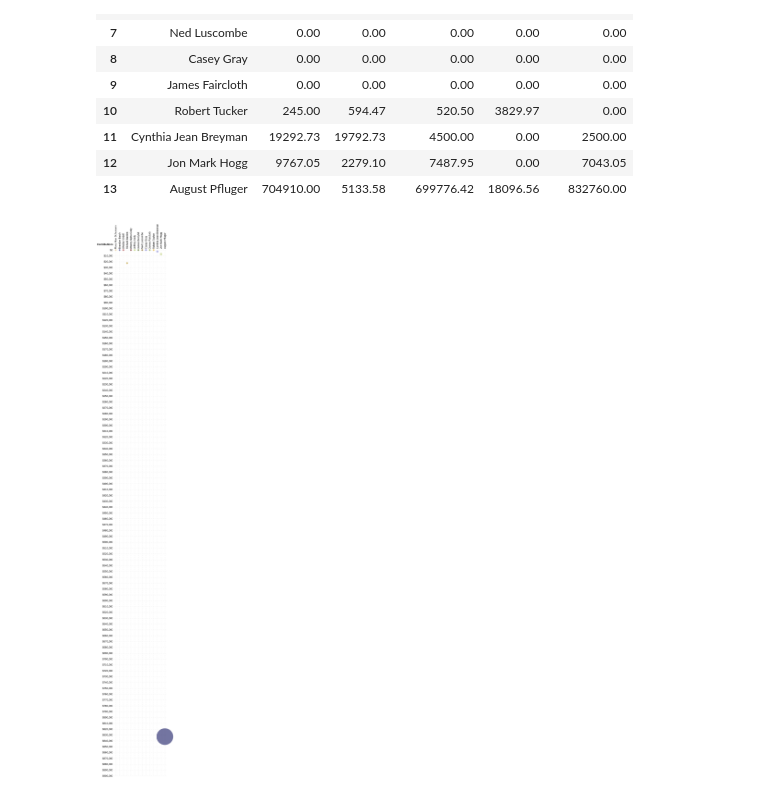
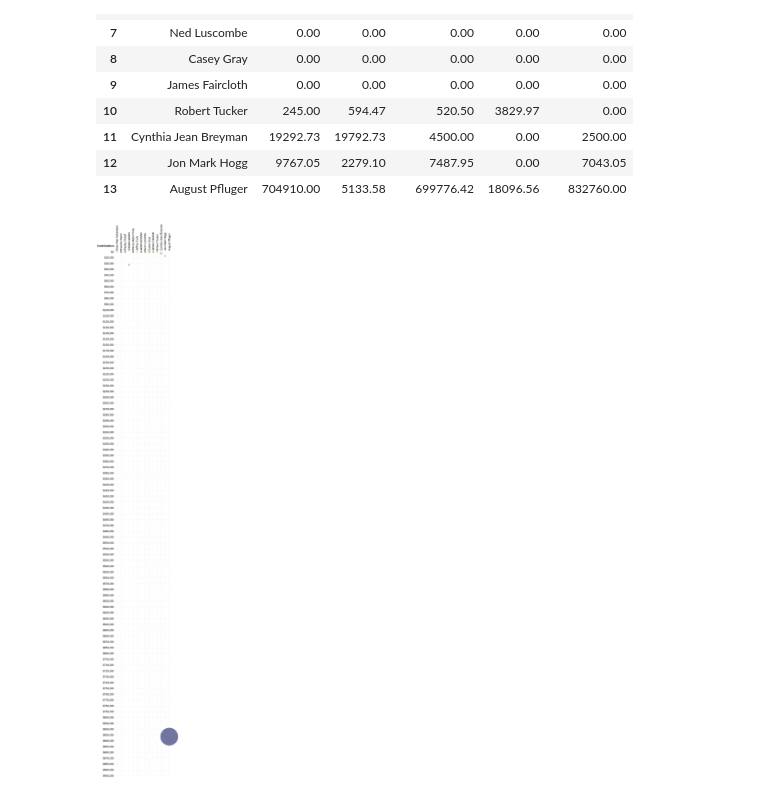
Before and after one commit to nemo-omen/tx-politics, a Jupyter notebook: 11th_district.ipynb, the cells around one changed output. Saved outputs shown, nothing was run; the diff lists cells and outputs as text; code cells hidden in the pictures.

```diff
--- a/11th_district.ipynb
+++ b/11th_district.ipynb
@@ -202,11 +202,14 @@ bg = '#edebe4'
 
 scheme = 'dark2'
 
-finchart = alt.Chart(all_totals, width=300, height=3000).mark_circle().encode(
+finchart = alt.Chart(all_totals, width=300, height=2800).mark_circle().encode(
     alt.Y('Contributions:Q',
          sort='descending',
           axis=alt.Axis(
               format="$,.0f",
+          ),
+          scale=alt.Scale(
+              range=[2800,0]
           )
          ),
     alt.X('Name:N',
@@ -238,33 +241,33 @@ finchart = alt.Chart(all_totals, width=300, height=3000).mark_circle().encode(
     ]
 ).configure_view(
     strokeWidth=0,
     strokeOpacity=0
 ).configure_axisTop(
     labelFontSize=14,
     grid=True,
     gridOpacity=0.6,
     gridDash=[5,5],
     tickOpacity=0,
     domainOpacity=0
 
 ).configure_axisLeft(
     grid=True,
     gridOpacity=0.6,
     gridDash=[5,5],
     labelFontSize=14,
     titleFontSize=14,
     tickOpacity=0,
     titleAnchor='start',
     titleAngle=0,
     titlePadding=20,
     titleBaseline='bottom',
     titleX=-97,
     titleY=-25,
     domainOpacity=0
 )
 
 finchart
 # %% [output]
-[figure, old version]
+[figure, new version]
 # %%
 finchart.save('finchart.html', embed_options={'actions': False})
```
Also changed, not shown: 2 other files.
